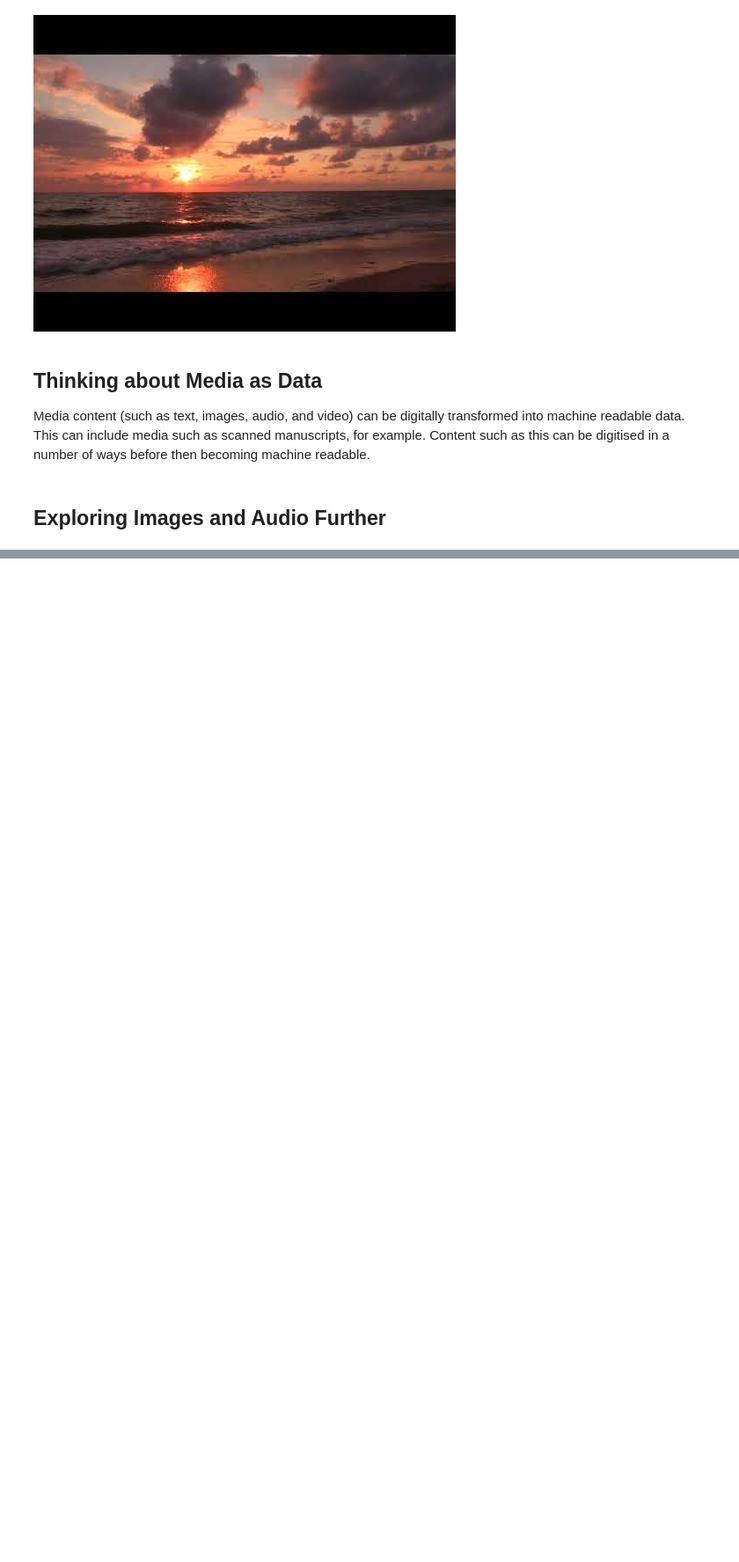
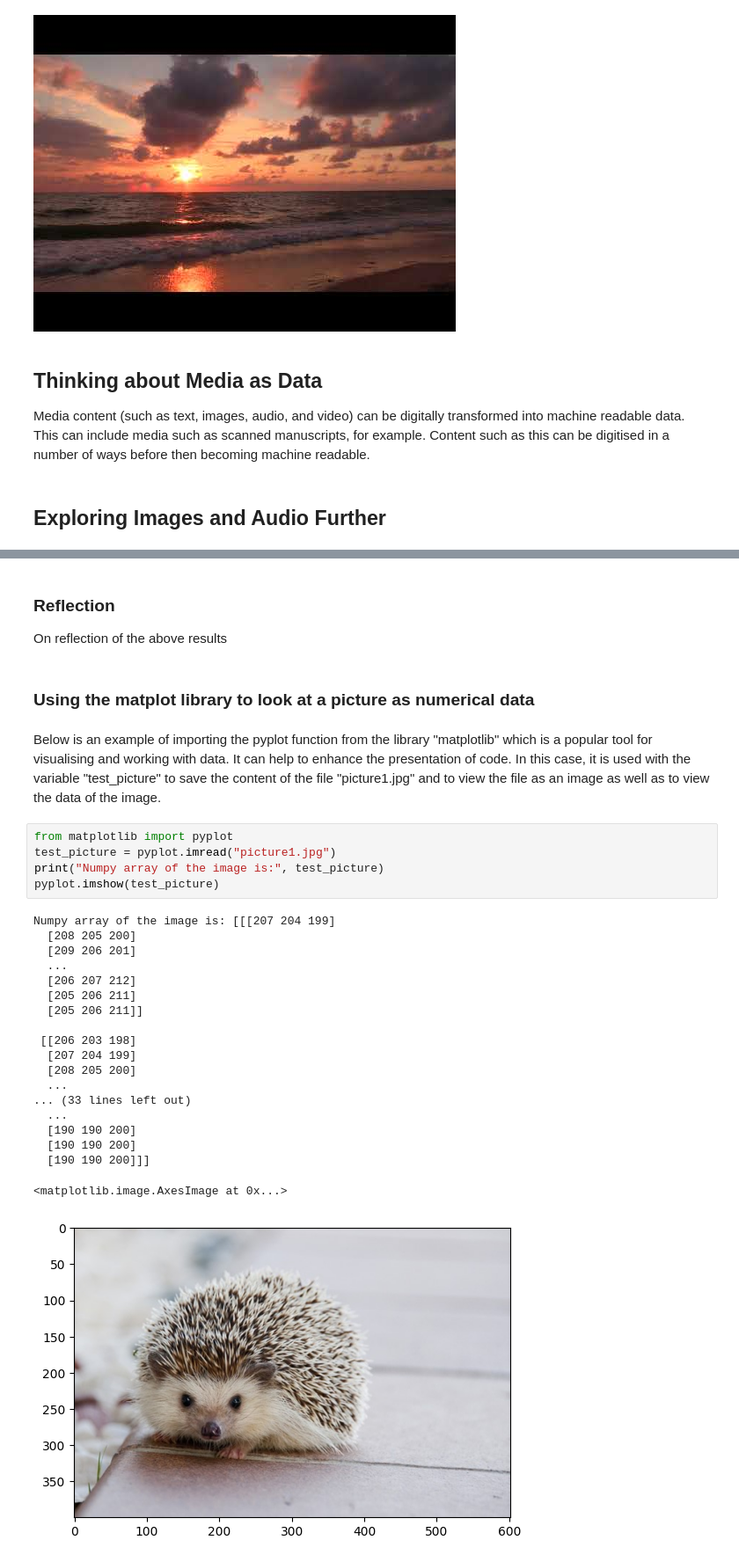
Before and after one commit to katierobertson2710-jpg/ai-for-the-arts, a Jupyter notebook: coding_excercises.ipynb, the cells around one changed output, grey strips where cells are left out. Shown at 88% size. Cells and saved outputs as stored; diff of their text form; blank space fills up the shorter version.

```diff
--- a/coding_excercises.ipynb
+++ b/coding_excercises.ipynb
@@ -579,0 +609,32 @@ Using IPython.display to display images and audio
+# %% [markdown]
+### Reflection
+On reflection of the above results
+# %% [markdown]
+### Using the matplot library to look at a picture as numerical data
+# %% [markdown]
+Below is an example of importing the pyplot function from the library "matplotlib" which is a popular tool for visualising and working with data. It can help to enhance the presentation of code. In this case, it is used with the variable "test_picture" to save the content of the file "picture1.jpg" and to view the file as an image as well as to view the data of the image.
+# %%
+from matplotlib import pyplot
+test_picture = pyplot.imread("picture1.jpg")
+print("Numpy array of the image is:", test_picture)
+pyplot.imshow(test_picture)
+# %% [output]
+Numpy array of the image is: [[[207 204 199]
+  [208 205 200]
+  [209 206 201]
+  ...
+  [206 207 212]
+  [205 206 211]
+  [205 206 211]]
+
+ [[206 203 198]
+  [207 204 199]
+  [208 205 200]
+  ...
+... (33 lines left out)
+  ...
+  [190 190 200]
+  [190 190 200]
+  [190 190 200]]]
+<matplotlib.image.AxesImage at 0x...>
+[figure, added]
```
Also changed, not shown: parts of 13 cells of this notebook.
